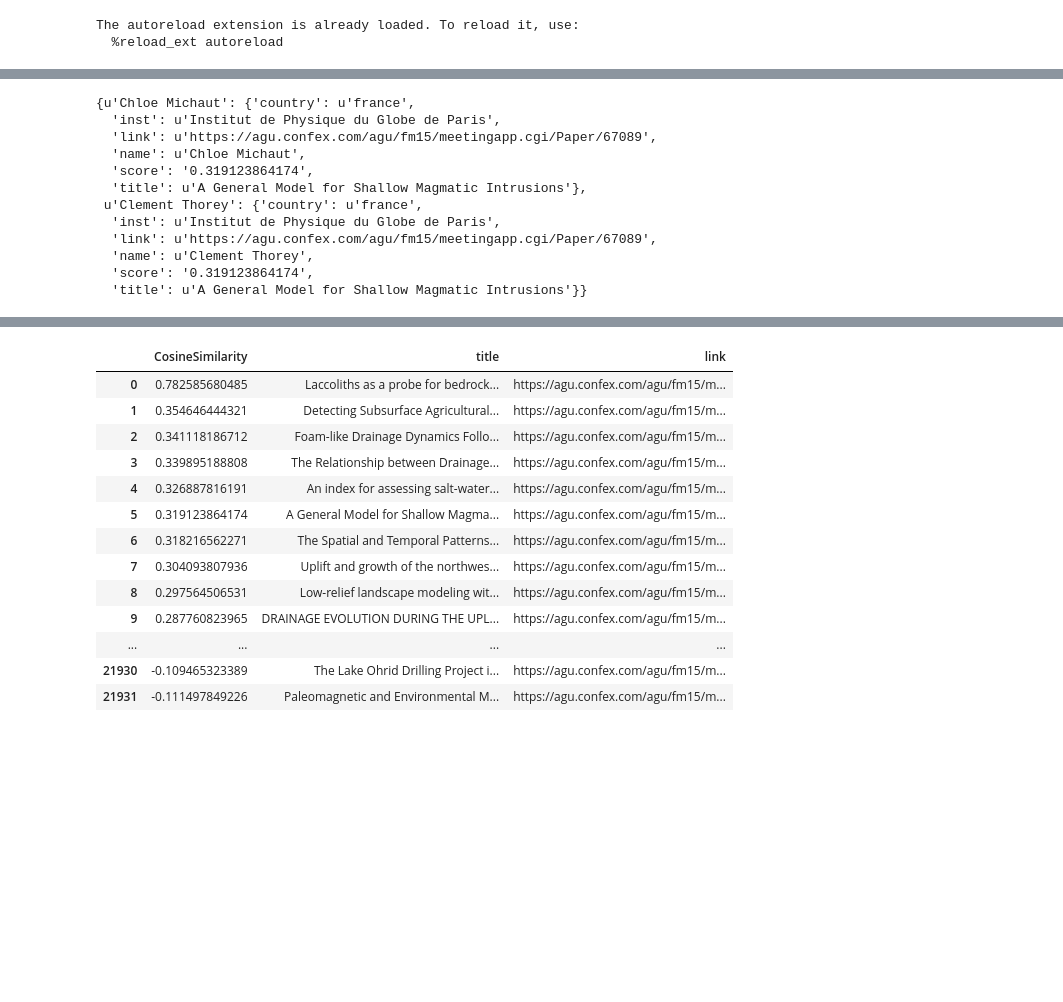
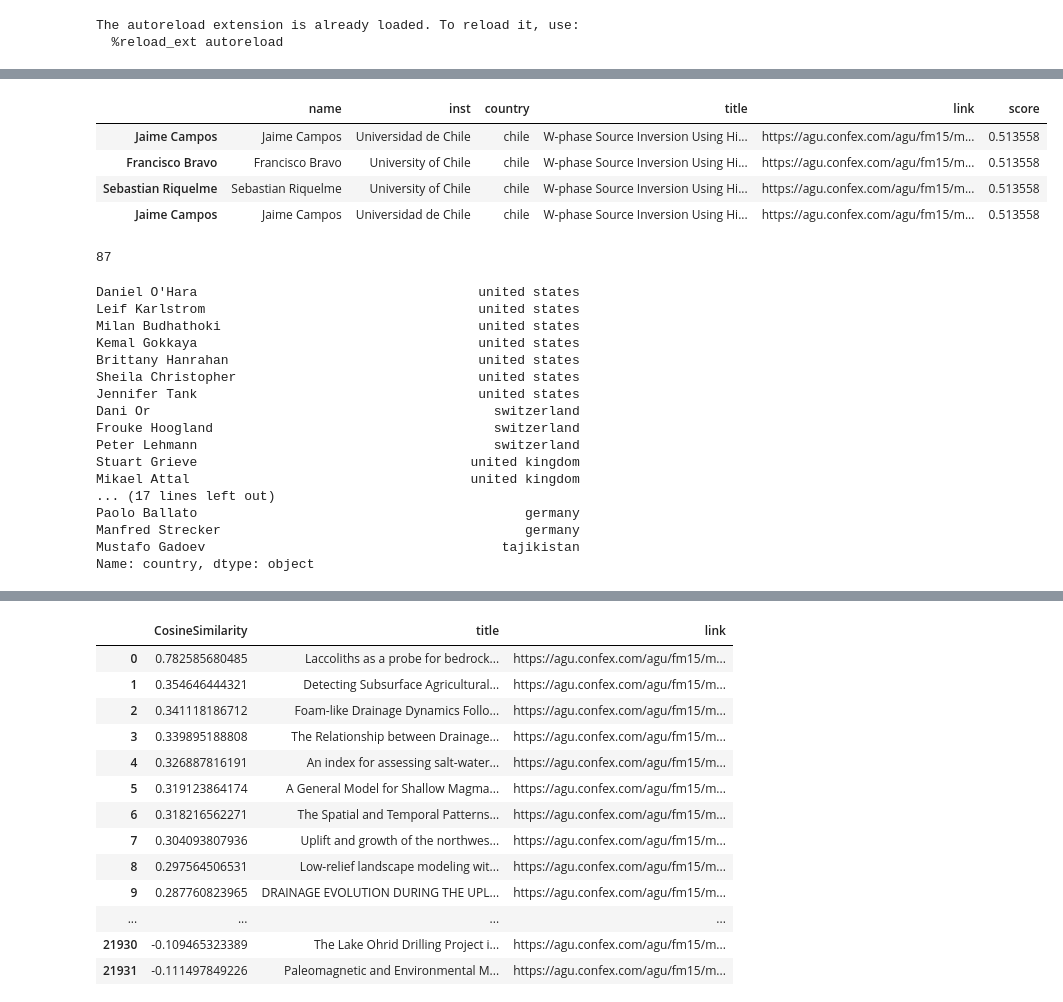
Before and after one commit to cthorey/geocolab, a Jupyter notebook: notebooks/exploratory/test.ipynb, the cells around one changed output, grey strips where cells are left out. Drawn from its saved outputs; the diff is of its cells as text; code cells hidden in the pictures; blank space fills up the shorter version.

```diff
--- a/notebooks/exploratory/test.ipynb
+++ b/notebooks/exploratory/test.ipynb
@@ -23,0 +84,12 @@ recom = RecomendationSystem(path_model)
+# %%
+collabs[collabs.country=='chile'].r
+# %% [output]
+|  | name | inst | country | title | link | score |
+| Jaime Campos | Jaime Campos | Universidad de Chile | chile | W-phase Source Inversion Using Hi... | https://agu.confex.com/agu/fm15/m... | 0.513558 |
+| Francisco Bravo | Francisco Bravo | University of Chile | chile | W-phase Source Inversion Using Hi... | https://agu.confex.com/agu/fm15/m... | 0.513558 |
+| Sebastian Riquelme | Sebastian Riquelme | University of Chile | chile | W-phase Source Inversion Using Hi... | https://agu.confex.com/agu/fm15/m... | 0.513558 |
+| Jaime Campos | Jaime Campos | Universidad de Chile | chile | W-phase Source Inversion Using Hi... | https://agu.confex.com/agu/fm15/m... | 0.513558 |
+# %%
+len(collabs.drop_duplicates())
+# %% [output]
+87
@@ -25,20 +99,25 @@ recom = RecomendationSystem(path_model)
 def df2dict(df):
     return {name: dict(zip(row.index, row.values)) for name, row in df.iterrows()}
 # %%
-collabs[collabs.country == 'france'].to_dict('index')
+collabs.country
 # %% [output]
-{u'Chloe Michaut': {'country': u'france',
-  'inst': u'Institut de Physique du Globe de Paris',
-  'link': u'https://agu.confex.com/agu/fm15/meetingapp.cgi/Paper/67089',
-  'name': u'Chloe Michaut',
-  'score': '0.319123864174',
-  'title': u'A General Model for Shallow Magmatic Intrusions'},
- u'Clement Thorey': {'country': u'france',
-  'inst': u'Institut de Physique du Globe de Paris',
-  'link': u'https://agu.confex.com/agu/fm15/meetingapp.cgi/Paper/67089',
-  'name': u'Clement Thorey',
-  'score': '0.319123864174',
-  'title': u'A General Model for Shallow Magmatic Intrusions'}}
+Daniel O'Hara                                    united states
+Leif Karlstrom                                   united states
+Milan Budhathoki                                 united states
+Kemal Gokkaya                                    united states
+Brittany Hanrahan                                united states
+Sheila Christopher                               united states
+Jennifer Tank                                    united states
+Dani Or                                            switzerland
+Frouke Hoogland                                    switzerland
+Peter Lehmann                                      switzerland
+Stuart Grieve                                   united kingdom
+Mikael Attal                                    united kingdom
+... (17 lines left out)
+Paolo Ballato                                          germany
+Manfred Strecker                                       germany
+Mustafo Gadoev                                      tajikistan
+Name: country, dtype: object
 # %%
 collabs.sort_values('score',ascending=False)
 # %% [output]
```
Also changed, not shown: parts of 9 cells of this notebook, 6 other files.
